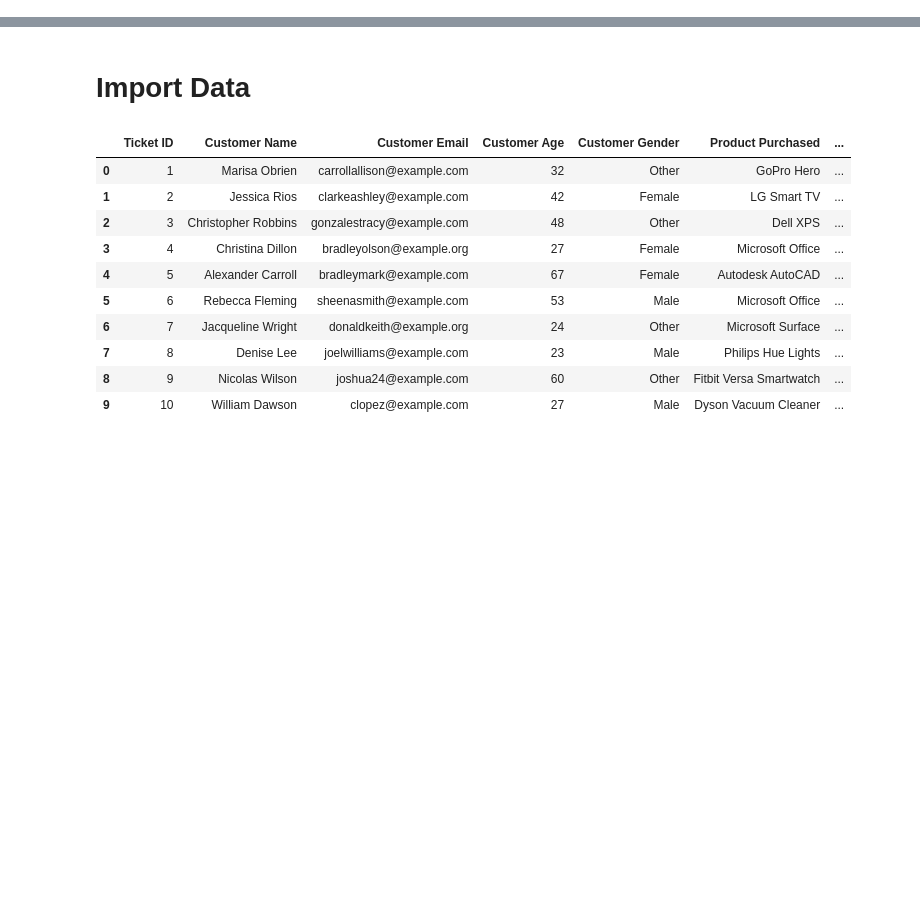
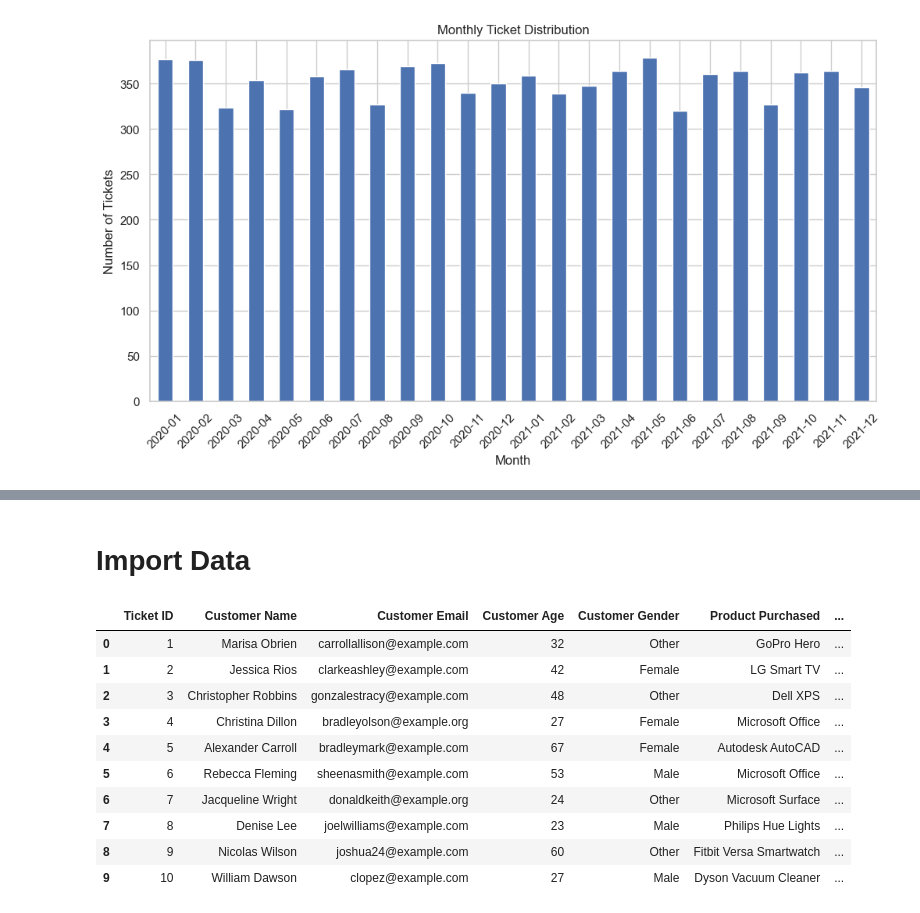
Before and after one commit to CCT-Dublin/capstone-project-feb-2024-pt-denissegarciavivolo, a Jupyter notebook: CA2_CapstoneProject_Denisse_Garcia.ipynb, the cells around one changed output, grey strips where cells are left out. Saved outputs shown, nothing was run; the diff lists cells and outputs as text; code cells hidden in the pictures; blank space fills up the shorter version.

```diff
--- a/CA2_CapstoneProject_Denisse_Garcia.ipynb
+++ b/CA2_CapstoneProject_Denisse_Garcia.ipynb
@@ -0,0 +63,26 @@
+# %%
+
+# Convert date columns to datetime
+data['Date of Purchase'] = pd.to_datetime(data['Date of Purchase'])
+data['First Response Time'] = pd.to_datetime(data['First Response Time'], errors='coerce')
+data['Time to Resolution'] = pd.to_datetime(data['Time to Resolution'], errors='coerce')
+
+# Create new features from datetime columns
+data['Purchase Year'] = data['Date of Purchase'].dt.year
+data['Purchase Month'] = data['Date of Purchase'].dt.month
+data['Purchase Day'] = data['Date of Purchase'].dt.day
+data['Response Hour'] = data['First Response Time'].dt.hour
+
+# Calculate Response Time and Resolution Time
+data['Response Time'] = (data['First Response Time'] - data['Date of Purchase']).dt.total_seconds() / 3600.0
+data['Resolution Time'] = (data['Time to Resolution'] - data['First Response Time']).dt.total_seconds() / 3600.0
+
+# Handle missing values
+data['Resolution'].fillna('No Resolution', inplace=True)
+data['Customer Satisfaction Rating'].fillna(data['Customer Satisfaction Rating'].mean(), inplace=True)
+
+# Set up the visual style
+sns.set(style="whitegrid")
+
+# Display the first few rows to verify changes
+print(data.head())
@@ -0,0 +130,16 @@
+# %%
+
+
+# 1. Ticket Distribution Over Time (Monthly)
+data['Ticket Created Month'] = data['Date of Purchase'].dt.to_period('M')
+monthly_tickets = data['Ticket Created Month'].value_counts().sort_index()
+
+plt.figure(figsize=(12, 6))
+monthly_tickets.plot(kind='bar')
+plt.title('Monthly Ticket Distribution')
+plt.xlabel('Month')
+plt.ylabel('Number of Tickets')
+plt.xticks(rotation=45)
+plt.show()
+# %% [output]
+[figure, added]
```
Also changed, not shown: parts of 21 cells of this notebook.
